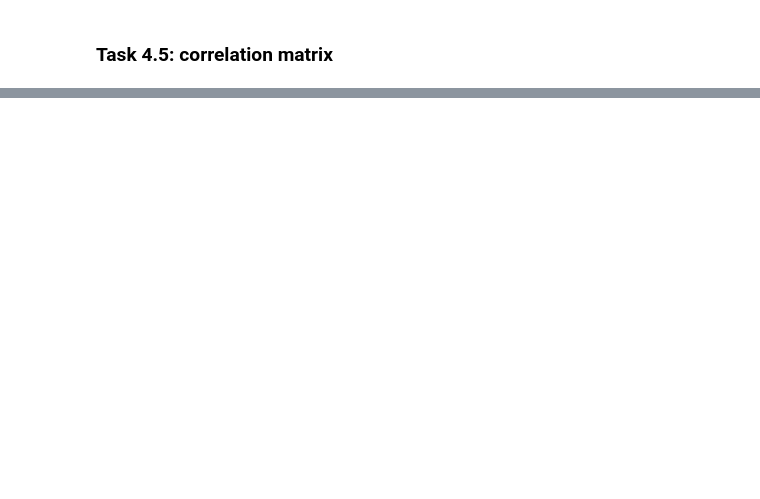
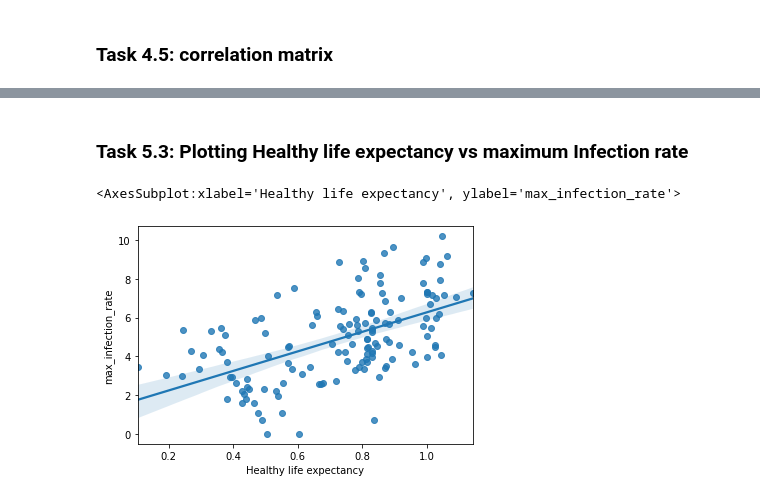
Before and after one commit to ThuanHLe/Python_Project, a Jupyter notebook: Covid_19_Data_Analysis.ipynb, the cells around one changed output, grey strips where cells are left out. Drawn from its saved outputs; the diff is of its cells as text; code cells hidden in the pictures; blank space fills up the shorter version.

```diff
--- a/Covid_19_Data_Analysis.ipynb
+++ b/Covid_19_Data_Analysis.ipynb
@@ -304,0 +338,9 @@ join_df.corr()
+# %% [markdown]
+### Task 5.3: Plotting Healthy life expectancy vs maximum Infection rate
+# %%
+x = join_df["Healthy life expectancy"]
+y = join_df["max_infection_rate"]
+sns.regplot(x,np.log(y))
+# %% [output]
+<AxesSubplot:xlabel='Healthy life expectancy', ylabel='max_infection_rate'>
+[figure, added]
```
Also changed, not shown: parts of 8 cells of this notebook.
